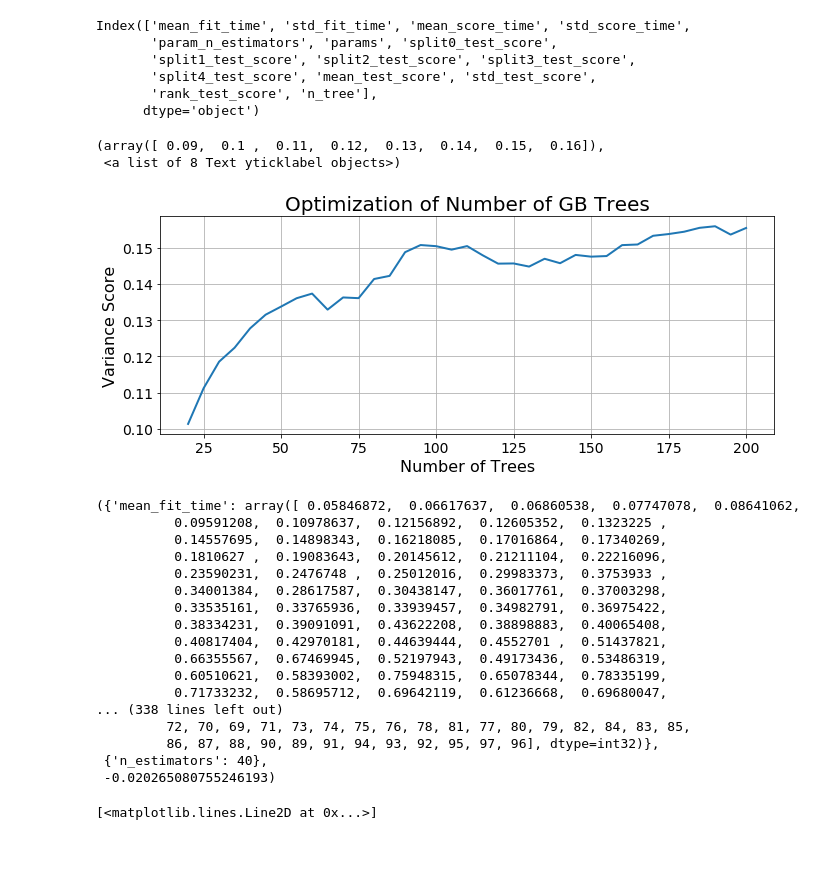
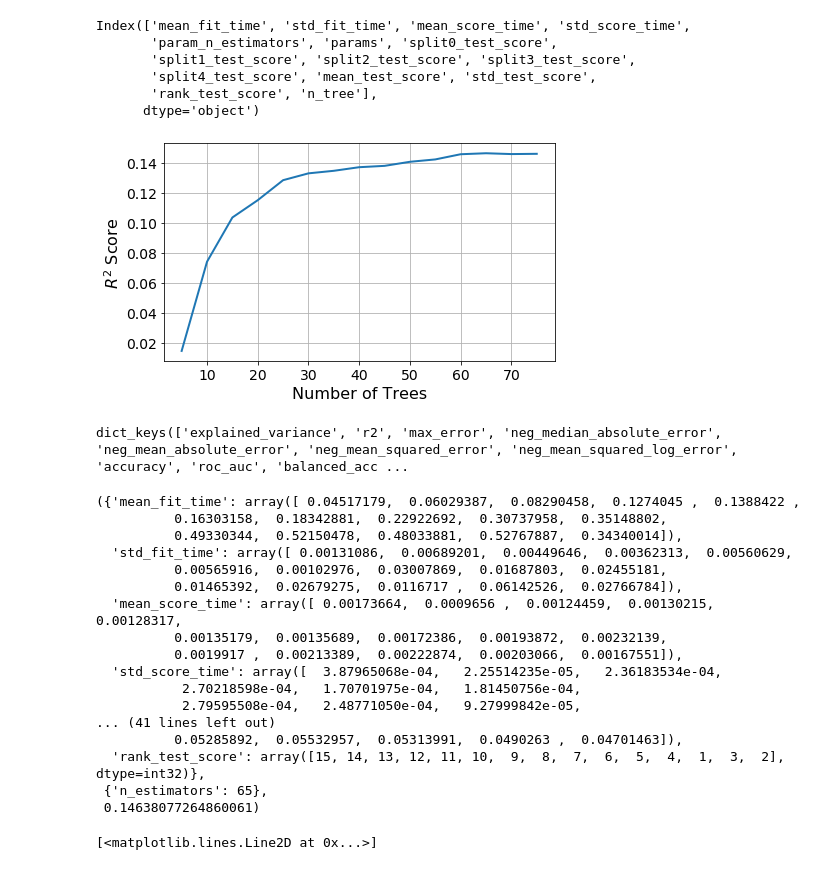
Before and after one commit to l-szczyrba/PR_Maria_RandomForest, a Jupyter notebook: GradientBoosting_6.ipynb, the cells around one changed output. Drawn from its saved outputs; the diff is of its cells as text; code cells hidden in the pictures.

Commit message:
updates to get figures for thesis

```diff
--- a/GradientBoosting_6.ipynb
+++ b/GradientBoosting_6.ipynb
@@ -430,9 +425,9 @@ tuned2.get_params
 # %% [markdown]
 ### Tree
 # %%
-score = pd.DataFrame(gsearch1.cv_results_)
+score = pd.DataFrame(treeplot.cv_results_)
 # %%
-score['n_tree'] = range(20,201,5)
+score['n_tree'] = range(5,76,5)
 # %%
 score.columns
 # %% [output]
@@ -443,56 +438,58 @@ Index(['mean_fit_time', 'std_fit_time', 'mean_score_time', 'std_score_time',
        'rank_test_score', 'n_tree'],
       dtype='object')
 # %%
-fig, ax = plt.subplots(1, 1, figsize=(11, 4))
+fig, ax = plt.subplots(1, 1, figsize=(7, 4))
 ax.plot(score['n_tree'], score['mean_test_score'], linewidth = 2)
-ax.set_title('Optimization of Number of GB Trees', fontsize=20)
+ax.set_title('', fontsize=20)
 ax.grid(True)
 
 ax.set_xlabel('Number of Trees', fontsize=16)
-ax.set_ylabel('Variance Score', fontsize=16)
+ax.set_ylabel(r'$R^2$' + ' Score', fontsize=16)
 plt.xticks(fontsize=14)
 plt.yticks(fontsize=14)
 
-# plt.savefig('Tree_optimization.png', dpi=600, bbox_inches = "tight")
+#plt.savefig('Tree_optimization_r2.png', dpi=600, bbox_inches = "tight")
 # %% [output]
-(array([ 0.09,  0.1 ,  0.11,  0.12,  0.13,  0.14,  0.15,  0.16]),
- <a list of 8 Text yticklabel objects>)
-[figure, old version]
+[figure, new version]
+# %%
+sklearn.metrics.SCORERS.keys()
+# %% [output]
+dict_keys(['explained_variance', 'r2', 'max_error', 'neg_median_absolute_error', 'neg_mean_absolute_error', 'neg_mean_squared_error', 'neg_mean_squared_log_error', 'accuracy', 'roc_auc', 'balanced_acc ...
 # %%
 #Choose all predictors except target & IDcols
 # predictors = [x for x in x_train]
-param_test1 = {'n_estimators':range(20,501,5)}
+param_test1 = {'n_estimators':range(5,76,5)}
 treeplot = GridSearchCV(estimator = GradientBoostingRegressor(loss = 'lad',
-                                                             learning_rate=0.1,
-                                                              min_samples_split=2,
-                                                              min_samples_leaf=1,
-                                                              max_depth=5,
-                                                              max_features='auto',
-                                                              subsample=0.9,
+                                                             learning_rate=0.08,
+                                                              min_samples_split=16,
+                                                              min_samples_leaf=4,
+                                                              max_depth=12,
+                                                              max_features=5,
+                                                              subsample=0.8,
                                                               random_state=42),
-param_grid = param_test1,scoring='neg_mean_absolute_error', n_jobs=4,iid=False, cv=5)
+param_grid = param_test1,scoring='r2', n_jobs=4,iid=False, cv=5)
 
 treeplot.fit(x_train,y_train)
 
 treeplot.cv_results_, treeplot.best_params_, treeplot.best_score_
 # %% [output]
-({'mean_fit_time': array([ 0.05846872,  0.06617637,  0.06860538,  0.07747078,  0.08641062,
-          0.09591208,  0.10978637,  0.12156892,  0.12605352,  0.1323225 ,
-          0.14557695,  0.14898343,  0.16218085,  0.17016864,  0.17340269,
-          0.1810627 ,  0.19083643,  0.20145612,  0.21211104,  0.22216096,
-          0.23590231,  0.2476748 ,  0.25012016,  0.29983373,  0.3753933 ,
-          0.34001384,  0.28617587,  0.30438147,  0.36017761,  0.37003298,
-          0.33535161,  0.33765936,  0.33939457,  0.34982791,  0.36975422,
-          0.38334231,  0.39091091,  0.43622208,  0.38898883,  0.40065408,
-          0.40817404,  0.42970181,  0.44639444,  0.4552701 ,  0.51437821,
-          0.66355567,  0.67469945,  0.52197943,  0.49173436,  0.53486319,
-          0.60510621,  0.58393002,  0.75948315,  0.65078344,  0.78335199,
-          0.71733232,  0.58695712,  0.69642119,  0.61236668,  0.69680047,
-... (338 lines left out)
-         72, 70, 69, 71, 73, 74, 75, 76, 78, 81, 77, 80, 79, 82, 84, 83, 85,
-         86, 87, 88, 90, 89, 91, 94, 93, 92, 95, 97, 96], dtype=int32)},
- {'n_estimators': 40},
- -0.020265080755246193)
+({'mean_fit_time': array([ 0.04517179,  0.06029387,  0.08290458,  0.1274045 ,  0.1388422 ,
+          0.16303158,  0.18342881,  0.22922692,  0.30737958,  0.35148802,
+          0.49330344,  0.52150478,  0.48033881,  0.52767887,  0.34340014]),
+  'std_fit_time': array([ 0.00131086,  0.00689201,  0.00449646,  0.00362313,  0.00560629,
+          0.00565916,  0.00102976,  0.03007869,  0.01687803,  0.02455181,
+          0.01465392,  0.02679275,  0.0116717 ,  0.06142526,  0.02766784]),
+  'mean_score_time': array([ 0.00173664,  0.0009656 ,  0.00124459,  0.00130215,  0.00128317,
+          0.00135179,  0.00135689,  0.00172386,  0.00193872,  0.00232139,
+          0.0019917 ,  0.00213389,  0.00222874,  0.00203066,  0.00167551]),
+  'std_score_time': array([  3.87965068e-04,   2.25514235e-05,   2.36183534e-04,
+           2.70218598e-04,   1.70701975e-04,   1.81450756e-04,
+           2.79595508e-04,   2.48771050e-04,   9.27999842e-05,
+... (41 lines left out)
+          0.05285892,  0.05532957,  0.05313991,  0.0490263 ,  0.04701463]),
+  'rank_test_score': array([15, 14, 13, 12, 11, 10,  9,  8,  7,  6,  5,  4,  1,  3,  2], dtype=int32)},
+ {'n_estimators': 65},
+ 0.14638077264860061)
 # %%
 score = pd.DataFrame(treeplot.cv_results_)
 score['n_tree'] = range(20,501,5)
```
Also changed, not shown: parts of 55 cells of this notebook, 17 other files.
